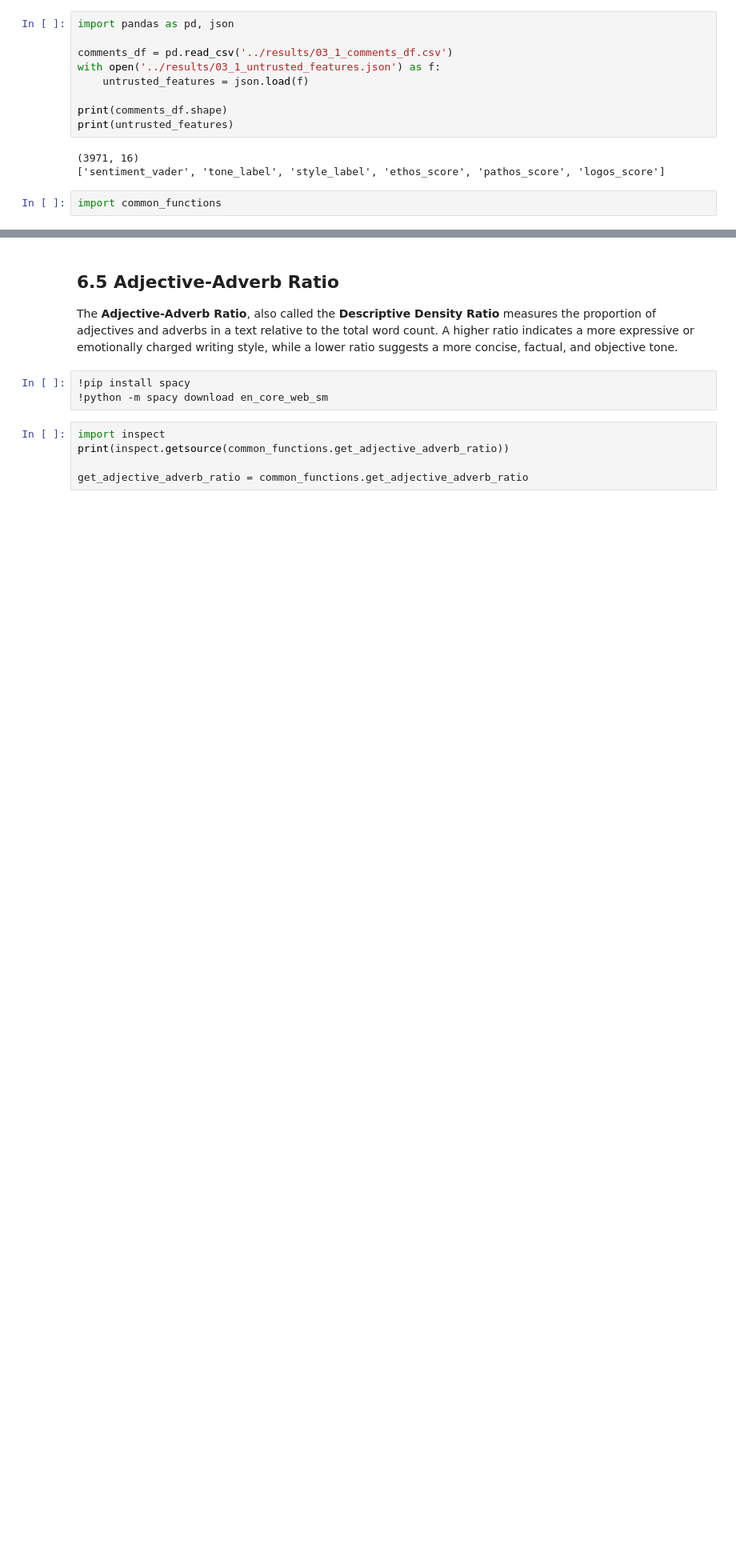
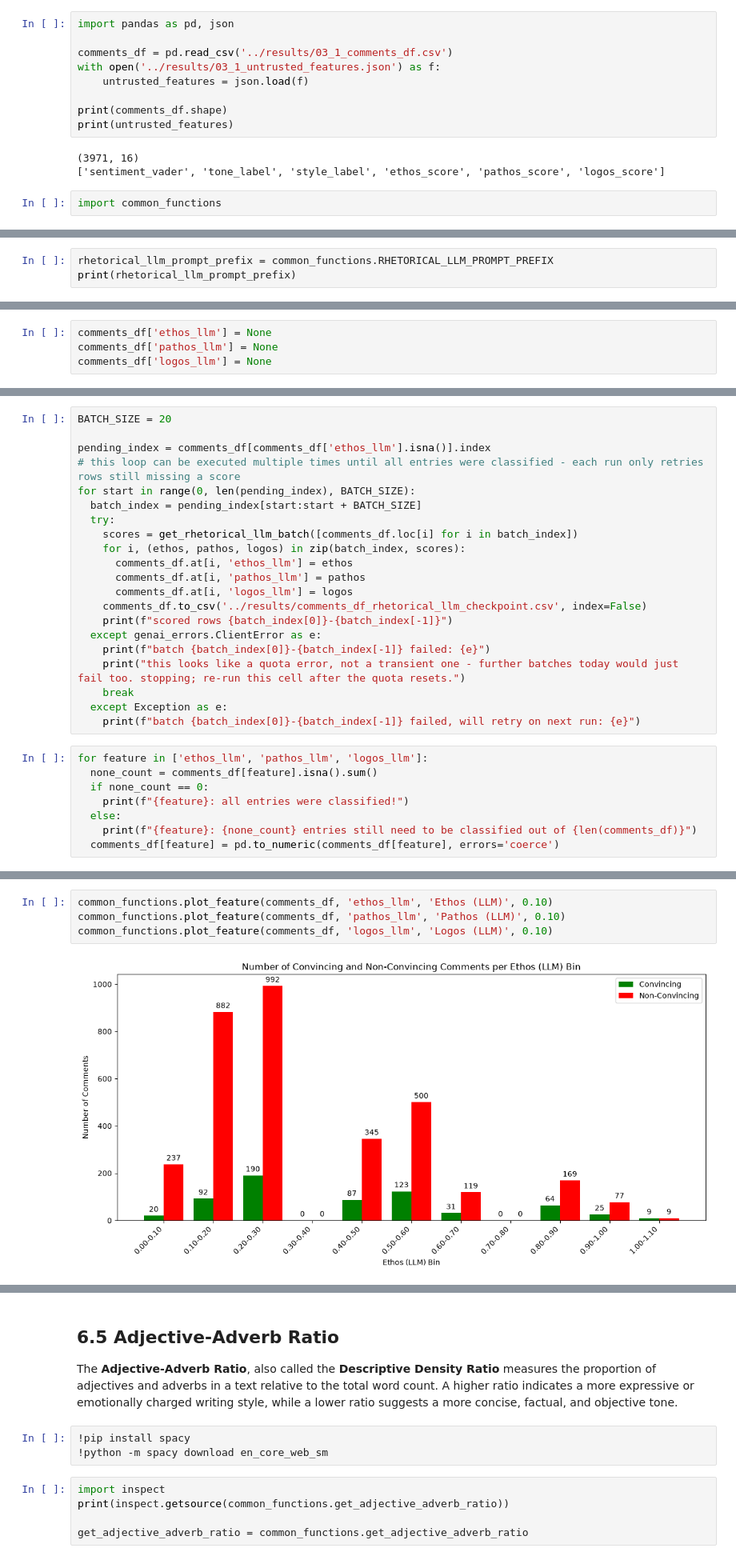
Before and after one commit to jct-nlp/change-my-view-2025, a Jupyter notebook: this work/03.2_feature_engineering_part2.ipynb, the cells around one changed output, grey strips where cells are left out. Shown at 80% size. Saved outputs shown, nothing was run; the diff lists cells and outputs as text; blank space fills up the shorter version.

Commit message:
moved some cells to 3.2

```diff
--- a/this work/03.2_feature_engineering_part2.ipynb
+++ b/this work/03.2_feature_engineering_part2.ipynb
@@ -20,0 +185,3 @@ import common_functions
+# %%
+rhetorical_llm_prompt_prefix = common_functions.RHETORICAL_LLM_PROMPT_PREFIX
+print(rhetorical_llm_prompt_prefix)
@@ -20,0 +200,4 @@ import common_functions
+# %%
+comments_df['ethos_llm'] = None
+comments_df['pathos_llm'] = None
+comments_df['logos_llm'] = None
@@ -20,0 +227,29 @@ import common_functions
+# %%
+BATCH_SIZE = 20
+
+pending_index = comments_df[comments_df['ethos_llm'].isna()].index
+# this loop can be executed multiple times until all entries were classified - each run only retries rows still missing a score
+for start in range(0, len(pending_index), BATCH_SIZE):
+  batch_index = pending_index[start:start + BATCH_SIZE]
+  try:
+    scores = get_rhetorical_llm_batch([comments_df.loc[i] for i in batch_index])
+    for i, (ethos, pathos, logos) in zip(batch_index, scores):
+      comments_df.at[i, 'ethos_llm'] = ethos
+      comments_df.at[i, 'pathos_llm'] = pathos
+      comments_df.at[i, 'logos_llm'] = logos
+    comments_df.to_csv('../results/comments_df_rhetorical_llm_checkpoint.csv', index=False)
+    print(f"scored rows {batch_index[0]}-{batch_index[-1]}")
+  except genai_errors.ClientError as e:
+    print(f"batch {batch_index[0]}-{batch_index[-1]} failed: {e}")
+    print("this looks like a quota error, not a transient one - further batches today would just fail too. stopping; re-run this cell after the quota resets.")
+    break
+  except Exception as e:
+    print(f"batch {batch_index[0]}-{batch_index[-1]} failed, will retry on next run: {e}")
+# %%
+for feature in ['ethos_llm', 'pathos_llm', 'logos_llm']:
+  none_count = comments_df[feature].isna().sum()
+  if none_count == 0:
+    print(f"{feature}: all entries were classified!")
+  else:
+    print(f"{feature}: {none_count} entries still need to be classified out of {len(comments_df)}")
+  comments_df[feature] = pd.to_numeric(comments_df[feature], errors='coerce')
@@ -20,0 +260,6 @@ import common_functions
+# %%
+common_functions.plot_feature(comments_df, 'ethos_llm', 'Ethos (LLM)', 0.10)
+common_functions.plot_feature(comments_df, 'pathos_llm', 'Pathos (LLM)', 0.10)
+common_functions.plot_feature(comments_df, 'logos_llm', 'Logos (LLM)', 0.10)
+# %% [output]
+[figure, added]
```
Also changed, not shown: parts of 24 cells of this notebook, 1 other file.
